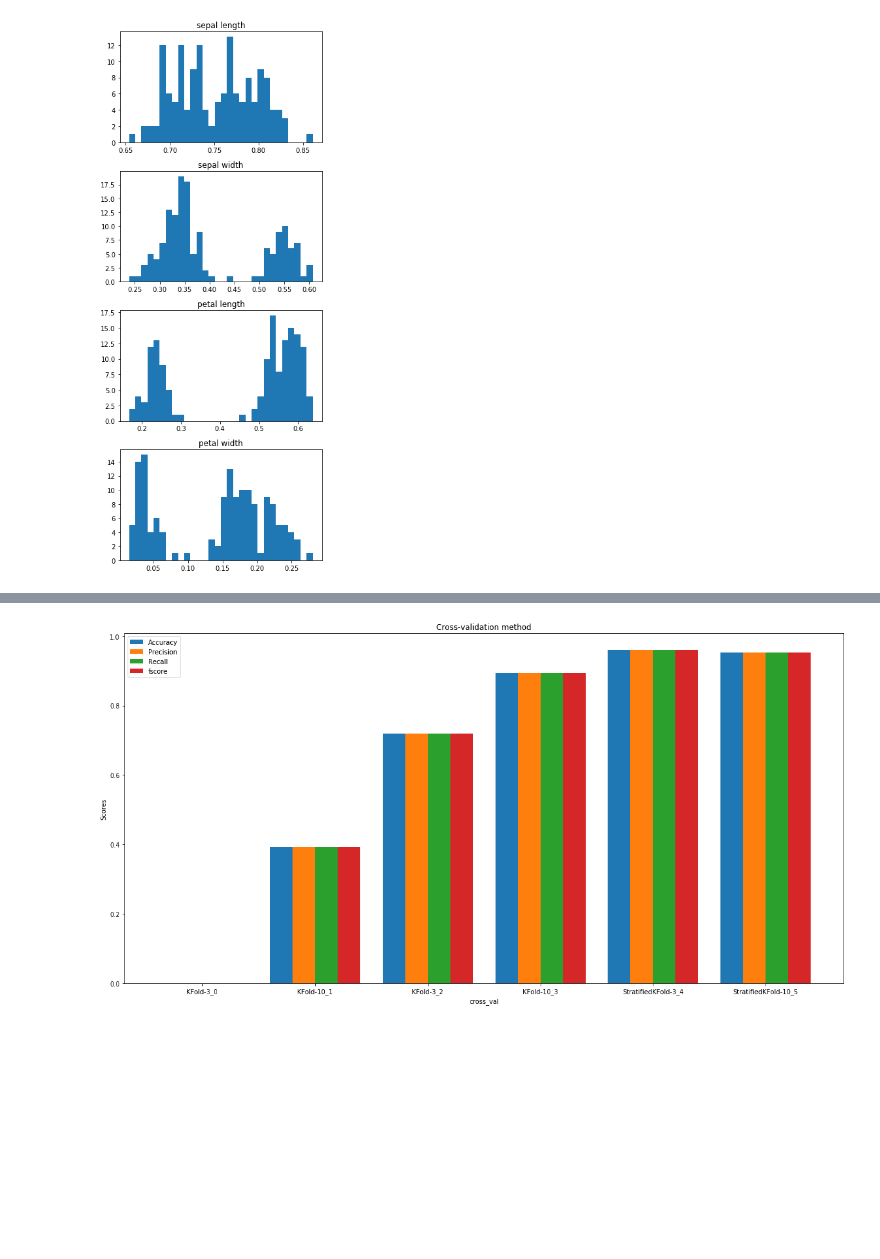
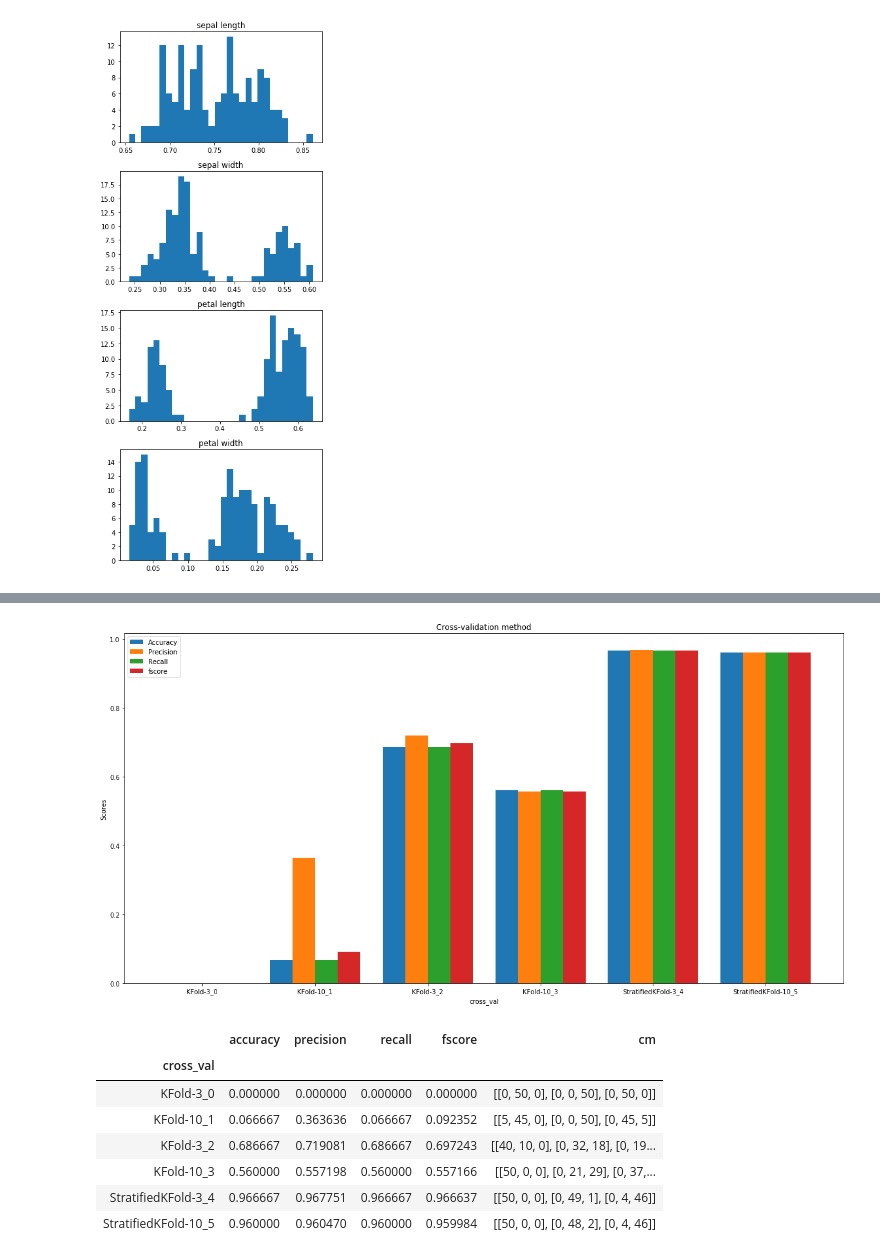
Before and after one commit to xenteros/data-science-training, a Jupyter notebook: Naive_Bayes.ipynb, the cells around one changed output, grey strips where cells are left out. Cells and saved outputs as stored; diff of their text form; code cells hidden in the pictures; blank space fills up the shorter version.

Commit message:
Use macro for metrics

```diff
--- a/Naive_Bayes.ipynb
+++ b/Naive_Bayes.ipynb
@@ -202,7 +202,7 @@ from sklearn.metrics import accuracy_score, precision_score, recall_score, f1_sc
 #   'macro' - nieważona średnia dla każdej klasy
 #   'weighted' - ważona średnia dla każdej klasy
 
-def calculate_metrics(target, prediction, average='micro'):
+def calculate_metrics(target, prediction, average='macro'):
     accuracy = accuracy_score(target, prediction)
     precision = precision_score(target, prediction, average=average)
     recall = recall_score(target, prediction, average=average)
@@ -584,5 +584,7 @@ def test_classifiers(X, y, classifiers,
     df = pd.DataFrame(data).set_index('classifier')
     return plot_results(df, 'Classifiers comparison'), df
 # %%
-test_classifiers(X, y, [GaussianNB(), MultinomialNB()])
+ax, df = test_classifiers(X, y, [GaussianNB(), MultinomialNB()])
+plt.show()
+df
 # %% [output]
@@ -697,8 +693,18 @@ def test_cross_val(X, y, classifier, kfolds,
     return plot_results(df, 'Cross-validation method'), df
 # %%
 ax, df = test_cross_val(X, y, MultinomialNB(), [KFold(3, False), KFold(10, False), KFold(3, True), KFold(10, True), StratifiedKFold(3), StratifiedKFold(10)])
+plt.show()
+df
 # %% [output]
-[figure, old version]
+[figure, new version]
+|  | accuracy | precision | recall | fscore | cm |
+| cross_val |  |  |  |  |  |
+| KFold-3_0 | 0.000000 | 0.000000 | 0.000000 | 0.000000 | [[0, 50, 0], [0, 0, 50], [0, 50, 0]] |
+| KFold-10_1 | 0.066667 | 0.363636 | 0.066667 | 0.092352 | [[5, 45, 0], [0, 0, 50], [0, 45, 5]] |
+| KFold-3_2 | 0.686667 | 0.719081 | 0.686667 | 0.697243 | [[40, 10, 0], [0, 32, 18], [0, 19... |
+| KFold-10_3 | 0.560000 | 0.557198 | 0.560000 | 0.557166 | [[50, 0, 0], [0, 21, 29], [0, 37,... |
+| StratifiedKFold-3_4 | 0.966667 | 0.967751 | 0.966667 | 0.966637 | [[50, 0, 0], [0, 49, 1], [0, 4, 46]] |
+| StratifiedKFold-10_5 | 0.960000 | 0.960470 | 0.960000 | 0.959984 | [[50, 0, 0], [0, 48, 2], [0, 4, 46]] |
 # %%
 def test_normalization(X, y, classifier, normalizers,
                        kfold=None, binning=None):
```
Also changed, not shown: parts of 18 cells of this notebook.
